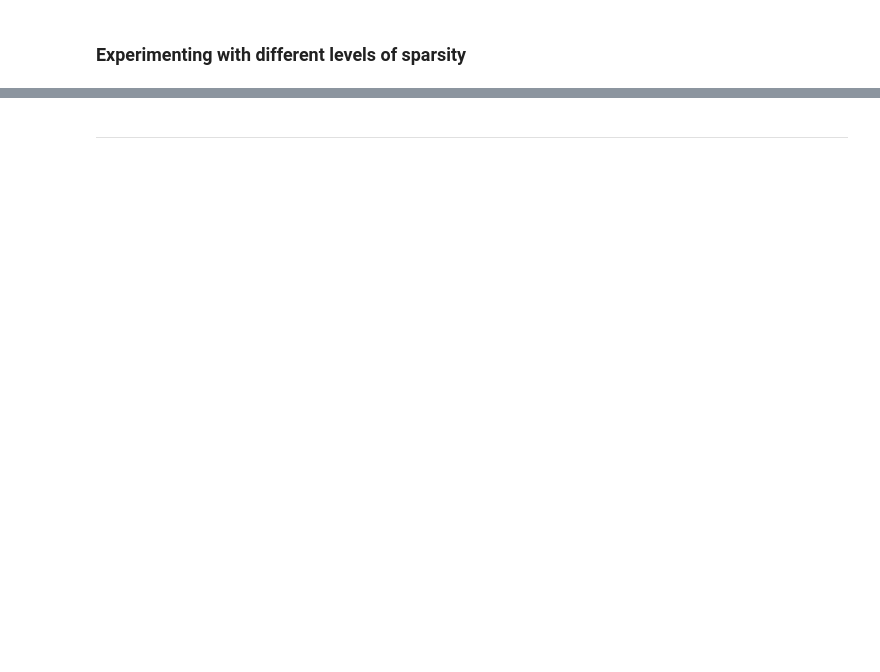
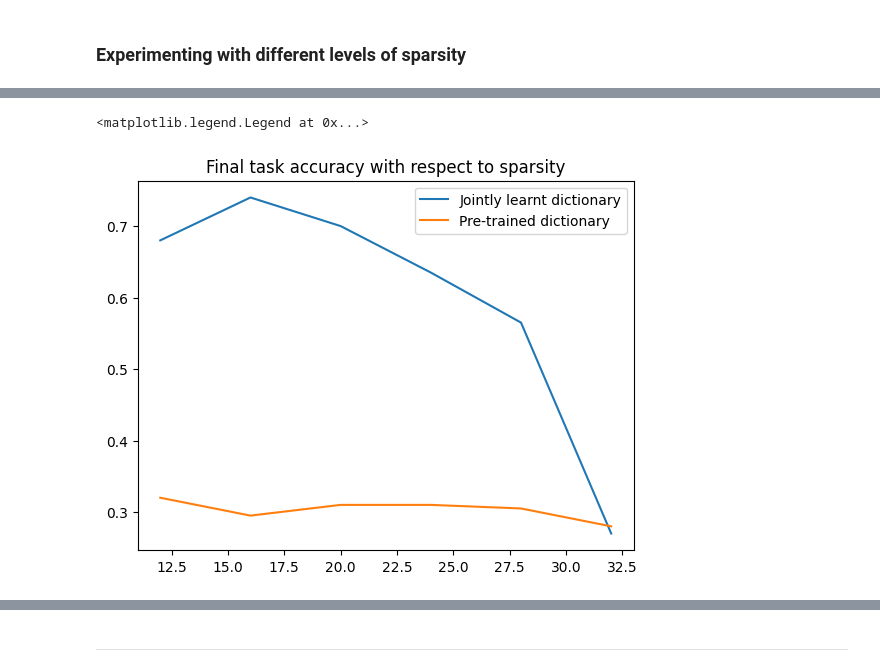
Before and after one commit to LeoDiNino97/TaskDrivenDictionaryLearning, a Jupyter notebook: classification_primer_synthetic.ipynb, the cells around one changed output, grey strips where cells are left out. Saved outputs shown, nothing was run; the diff lists cells and outputs as text; code cells hidden in the pictures; blank space fills up the shorter version.

```diff
--- a/classification_primer_synthetic.ipynb
+++ b/classification_primer_synthetic.ipynb
@@ -415,3 +370,11 @@ fig.legend(handles, labels)
 # %%
 joint_accs = [models_joint[k].eval_acc[len(models_joint[k].eval_acc)-1] for k in Ks]
 pre_accs = [models_pre[k].eval_acc[len(models_pre[k].eval_acc)-1] for k in Ks]
+
+plt.plot(Ks, joint_accs, label = 'Jointly learnt dictionary')
+plt.plot(Ks, pre_accs, label = 'Pre-trained dictionary')
+plt.title('Final task accuracy with respect to sparsity')
+plt.legend()
+# %% [output]
+<matplotlib.legend.Legend at 0x...>
+[figure, added]
```
Also changed, not shown: parts of 19 cells of this notebook, 5 other files.
